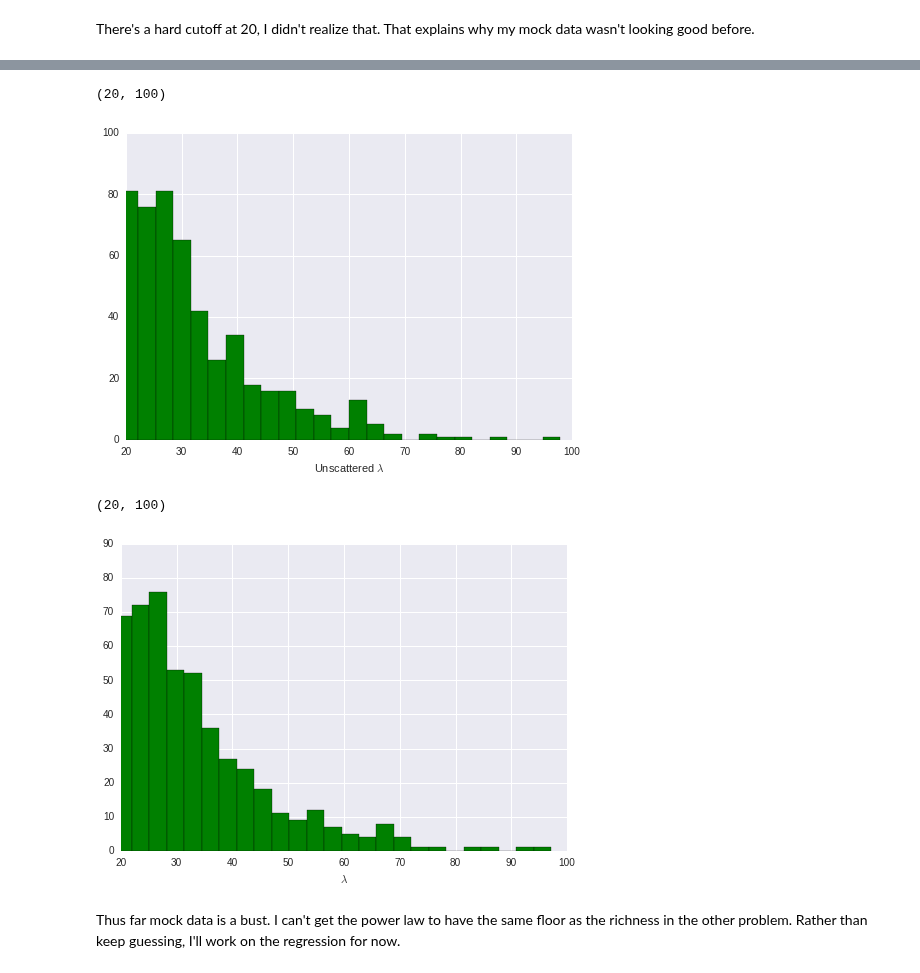
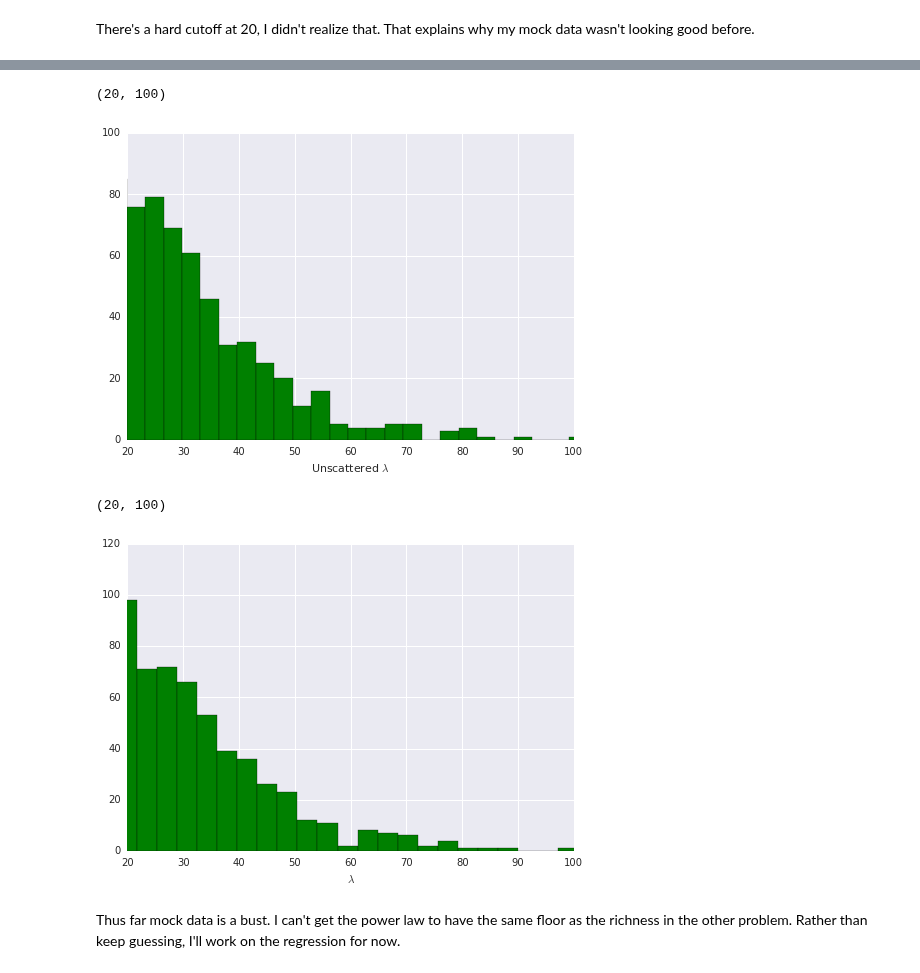
Before and after one commit to Ravirajadrangi/ClusterMassInference, a Jupyter notebook: Project Notebook.ipynb, the cells around one changed output, grey strips where cells are left out. Drawn from its saved outputs; the diff is of its cells as text; code cells hidden in the pictures.

```diff
--- a/Project Notebook.ipynb
+++ b/Project Notebook.ipynb
@@ -289,22 +288,21 @@ plt.xlabel('$z$')
 # %%
-a,b = 5e-12,.92
+a,b = 1e-11,.9
 mean = a*pow(mSamples,b)
-
-plt.hist(mean, bins = np.sqrt(nSamples), color = data_color)
+plt.hist(mean, bins = int(np.sqrt(nSamples)), color = data_color)
 plt.xlabel('Unscattered $\lambda$')
 plt.xlim([20,100])
 # %% [output]
 (20, 100)
-[figure, old version]
+[figure, new version]
 # %%
 sigma = .1
 lambda_samples = np.random.lognormal(mean = np.log(mean),sigma = sigma)
-plt.hist(lambda_samples, bins = np.sqrt(nSamples), color = data_color )
+plt.hist(lambda_samples, bins = int(np.sqrt(nSamples)), color = data_color )
 plt.xlabel('$\lambda$')
 plt.xlim([20,100])
 # %% [output]
 (20, 100)
-[figure, old version]
+[figure, new version]
 # %% [markdown]
 Thus far mock data is a bust. I can't get the power law to have the same floor as the richness in the other problem. Rather than keep guessing, I'll work on the regression for now.
 # %% [markdown]
```
Also changed, not shown: parts of 11 cells of this notebook, 1 other file.
